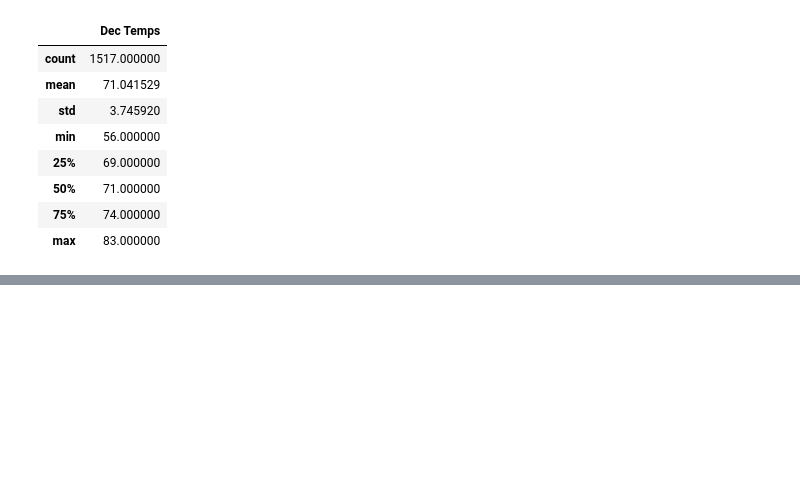
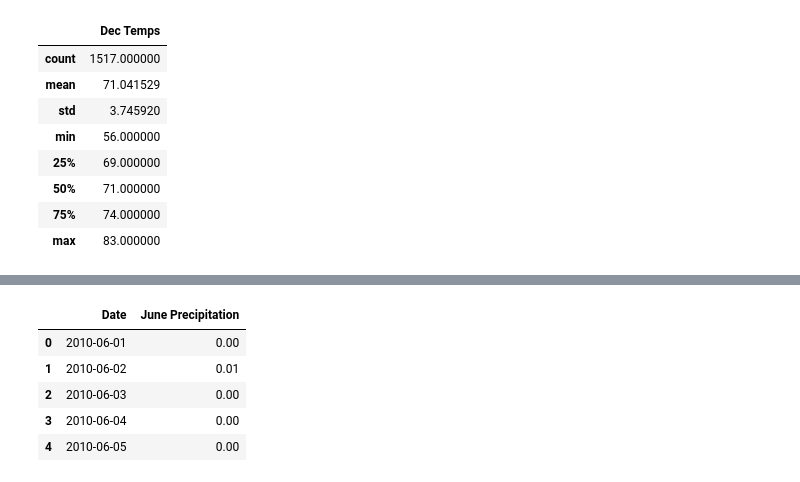
Before and after one commit to retroxsky06/surfs_up, a Jupyter notebook: SurfsUp_Challenge.ipynb, the cells around one changed output, grey strips where cells are left out. Saved outputs shown, nothing was run; the diff lists cells and outputs as text; code cells hidden in the pictures; blank space fills up the shorter version.

```diff
--- a/SurfsUp_Challenge.ipynb
+++ b/SurfsUp_Challenge.ipynb
@@ -131,0 +134,4 @@ dec_df.describe()
+# %%
+# 1. Perform a query to retrieve the data and precipitation scores
+june_prcp = []
+june_prcp = session.query(Measurement.date, Measurement.prcp).filter(extract('month', Measurement.date) == 6).all()
@@ -131,0 +158,11 @@ dec_df.describe()
+# %%
+# 2. create June prcp dataframe
+june_prcp_df = pd.DataFrame(june_prcp, columns=['Date','June Precipitation'])
+june_prcp_df.head()
+# %% [output]
+|  | Date | June Precipitation |
+| 0 | 2010-06-01 | 0.00 |
+| 1 | 2010-06-02 | 0.01 |
+| 2 | 2010-06-03 | 0.00 |
+| 3 | 2010-06-04 | 0.00 |
+| 4 | 2010-06-05 | 0.00 |
```
Also changed, not shown: parts of 7 cells of this notebook.
